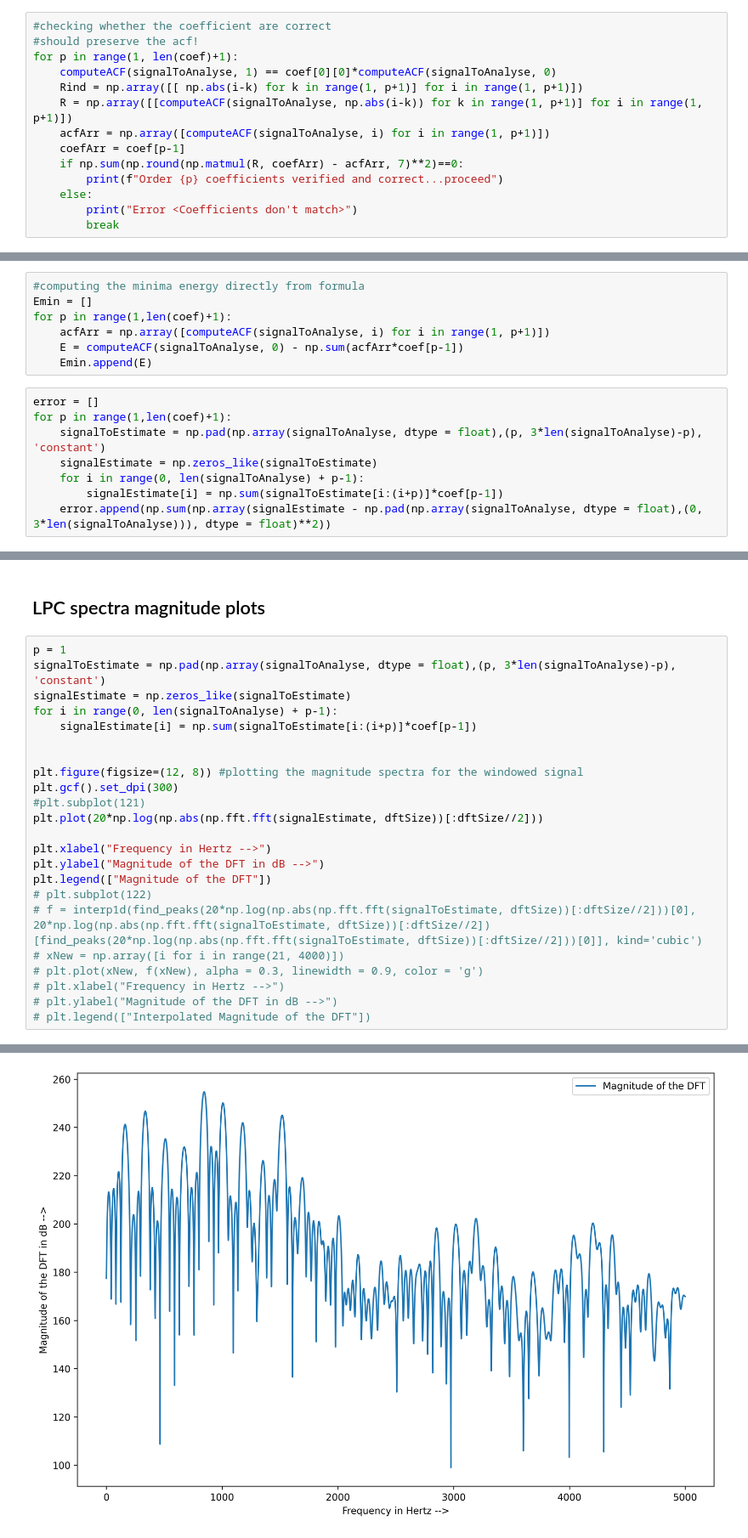
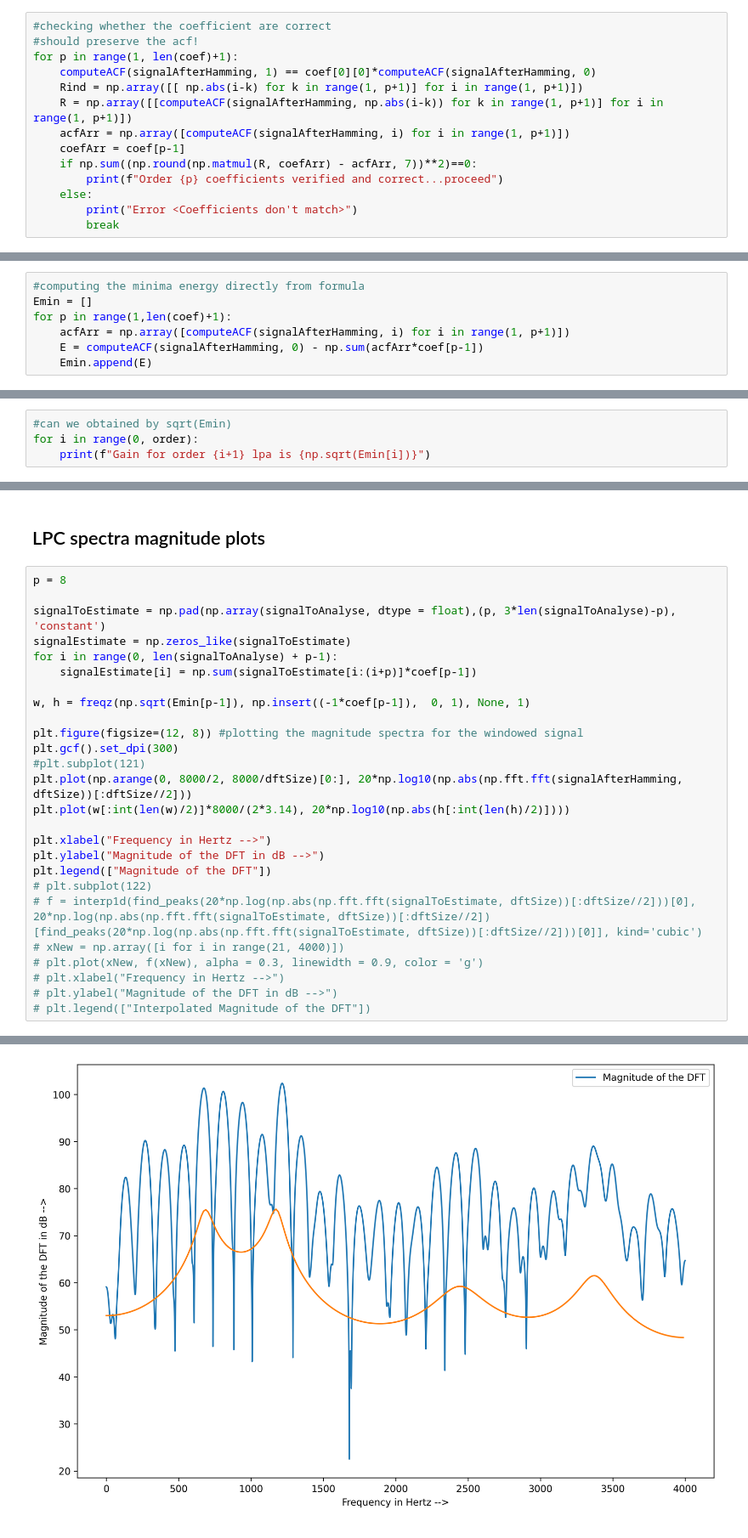
Before and after one commit to Rohit01-zoey/EE679, a Jupyter notebook: CompAssg2/Code.ipynb, the cells around one changed output, grey strips where cells are left out. Shown at 85% size. Cells and saved outputs as stored; diff of their text form.

```diff
--- a/CompAssg2/Code.ipynb
+++ b/CompAssg2/Code.ipynb
@@ -146,12 +142,12 @@ coef
 #checking whether the coefficient are correct
 #should preserve the acf!
 for p in range(1, len(coef)+1):
-    computeACF(signalToAnalyse, 1) == coef[0][0]*computeACF(signalToAnalyse, 0)
+    computeACF(signalAfterHamming, 1) == coef[0][0]*computeACF(signalAfterHamming, 0)
     Rind = np.array([[ np.abs(i-k) for k in range(1, p+1)] for i in range(1, p+1)])
-    R = np.array([[computeACF(signalToAnalyse, np.abs(i-k)) for k in range(1, p+1)] for i in range(1, p+1)])
-    acfArr = np.array([computeACF(signalToAnalyse, i) for i in range(1, p+1)])
+    R = np.array([[computeACF(signalAfterHamming, np.abs(i-k)) for k in range(1, p+1)] for i in range(1, p+1)])
+    acfArr = np.array([computeACF(signalAfterHamming, i) for i in range(1, p+1)])
     coefArr = coef[p-1]
-    if np.sum(np.round(np.matmul(R, coefArr) - acfArr, 7)**2)==0:
+    if np.sum((np.round(np.matmul(R, coefArr) - acfArr, 7))**2)==0:
         print(f"Order {p} coefficients verified and correct...proceed")
     else:
         print("Error <Coefficients don't match>")
@@ -171,17 +167,9 @@ Order 10 coefficients verified and correct...proceed
 #computing the minima energy directly from formula
 Emin = []
 for p in range(1,len(coef)+1):
-    acfArr = np.array([computeACF(signalToAnalyse, i) for i in range(1, p+1)])
-    E = computeACF(signalToAnalyse, 0) - np.sum(acfArr*coef[p-1])
+    acfArr = np.array([computeACF(signalAfterHamming, i) for i in range(1, p+1)])
+    E = computeACF(signalAfterHamming, 0) - np.sum(acfArr*coef[p-1])
     Emin.append(E)
-# %%
-error = []
-for p in range(1,len(coef)+1):
-    signalToEstimate = np.pad(np.array(signalToAnalyse, dtype = float),(p, 3*len(signalToAnalyse)-p), 'constant')
-    signalEstimate = np.zeros_like(signalToEstimate)
-    for i in range(0, len(signalToAnalyse) + p-1):
-        signalEstimate[i] = np.sum(signalToEstimate[i:(i+p)]*coef[p-1])
-    error.append(np.sum(np.array(signalEstimate - np.pad(np.array(signalToAnalyse, dtype = float),(0, 3*len(signalToAnalyse))), dtype = float)**2))
 # %%
 plt.figure(figsize = (20, 8))
 plt.subplot(121)
@@ -306,0 +296,4 @@ reference to the short-time magnitude spectrum computed in part 2.
+# %%
+#can we obtained by sqrt(Emin)
+for i in range(0, order):
+    print(f"Gain for order {i+1} lpa is {np.sqrt(Emin[i])}")
@@ -307,31 +311,34 @@ reference to the short-time magnitude spectrum computed in part 2.
 # %% [markdown]
 ## LPC spectra magnitude plots
 # %%
-p = 1
+p = 8
+
 signalToEstimate = np.pad(np.array(signalToAnalyse, dtype = float),(p, 3*len(signalToAnalyse)-p), 'constant')
 signalEstimate = np.zeros_like(signalToEstimate)
 for i in range(0, len(signalToAnalyse) + p-1):
     signalEstimate[i] = np.sum(signalToEstimate[i:(i+p)]*coef[p-1])
 
+w, h = freqz(np.sqrt(Emin[p-1]), np.insert((-1*coef[p-1]),  0, 1), None, 1)
 
 plt.figure(figsize=(12, 8)) #plotting the magnitude spectra for the windowed signal
 plt.gcf().set_dpi(300)
 #plt.subplot(121)
-plt.plot(20*np.log(np.abs(np.fft.fft(signalEstimate, dftSize))[:dftSize//2]))
+plt.plot(np.arange(0, 8000/2, 8000/dftSize)[0:], 20*np.log10(np.abs(np.fft.fft(signalAfterHamming, dftSize))[:dftSize//2]))
+plt.plot(w[:int(len(w)/2)]*8000/(2*3.14), 20*np.log10(np.abs(h[:int(len(h)/2)])))
 
 plt.xlabel("Frequency in Hertz -->")
 plt.ylabel("Magnitude of the DFT in dB -->")
 plt.legend(["Magnitude of the DFT"])
 # plt.subplot(122)
 # f = interp1d(find_peaks(20*np.log(np.abs(np.fft.fft(signalToEstimate, dftSize))[:dftSize//2]))[0], 20*np.log(np.abs(np.fft.fft(signalToEstimate, dftSize))[:dftSize//2])[find_peaks(20*np.log(np.abs(np.fft.fft(signalToEstimate, dftSize))[:dftSize//2]))[0]], kind='cubic')
 # xNew = np.array([i for i in range(21, 4000)])
 # plt.plot(xNew, f(xNew), alpha = 0.3, linewidth = 0.9, color = 'g')
 # plt.xlabel("Frequency in Hertz -->")
 # plt.ylabel("Magnitude of the DFT in dB -->")
 # plt.legend(["Interpolated Magnitude of the DFT"])
 # %% [output]
 <matplotlib.legend.Legend at 0x...>
-[figure, old version]
+[figure, new version]
 # %%
 p = 10
 signalToEstimate = np.pad(np.array(signalToAnalyse, dtype = float),(p, 3*len(signalToAnalyse)-p), 'constant')
```
Also changed, not shown: parts of 29 cells of this notebook.
